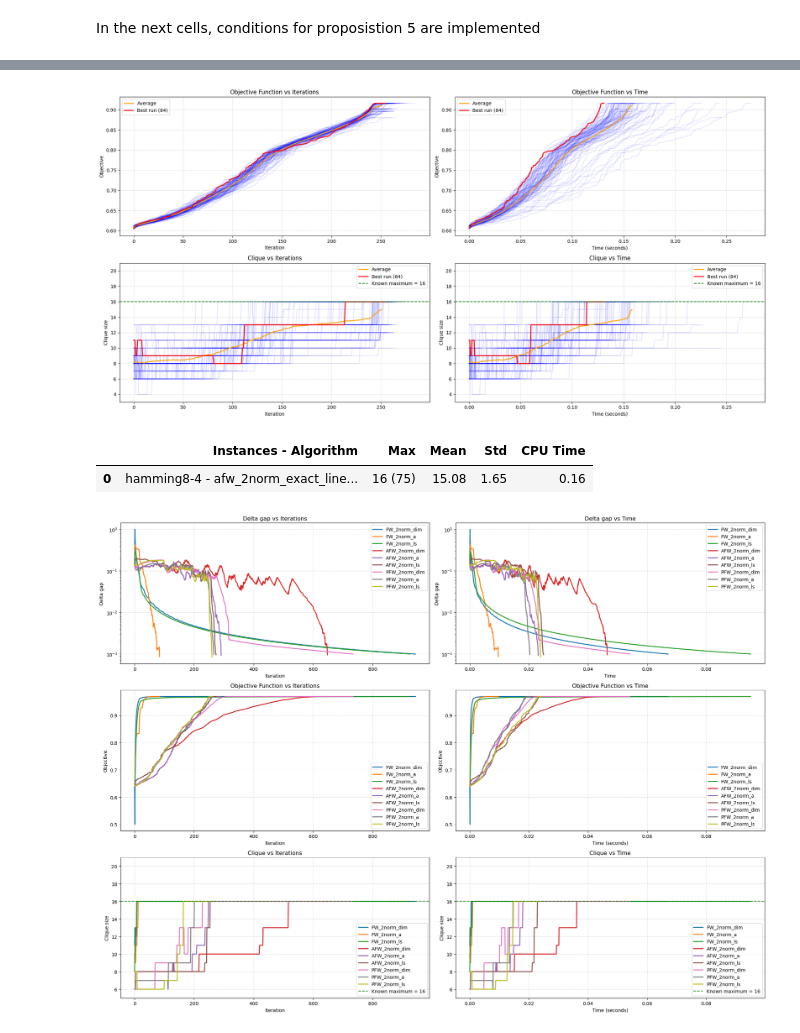
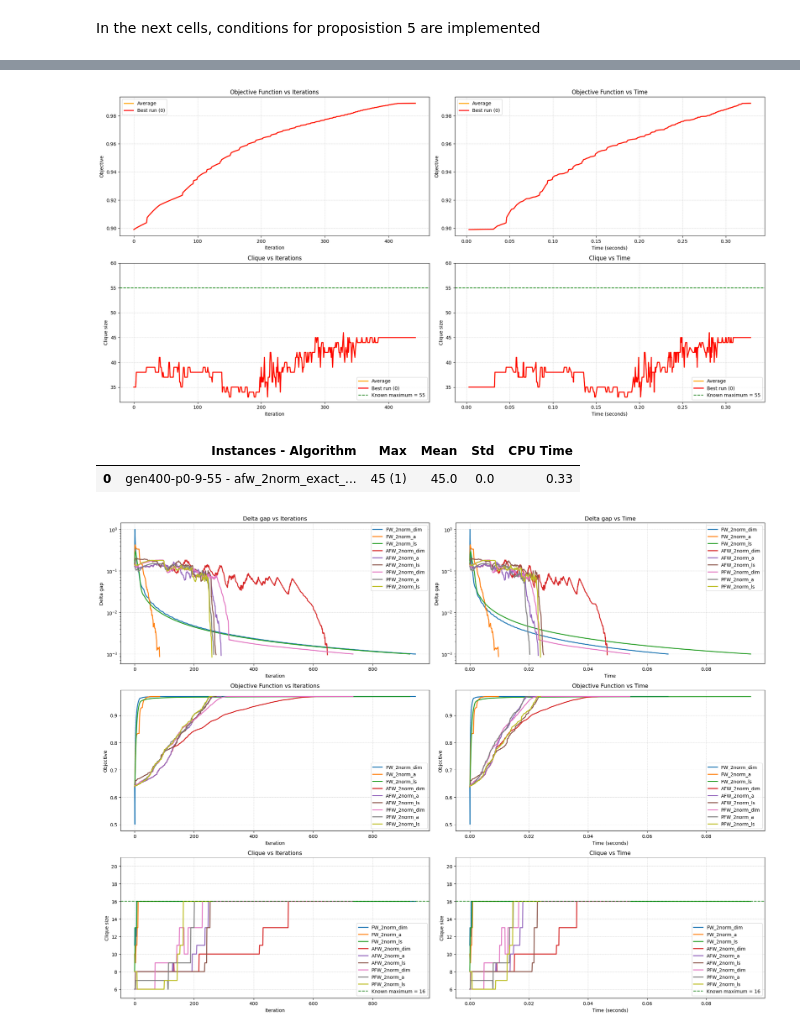
Before and after one commit to MatteoRanda/Optimization_Project, a Jupyter notebook: final_proj_v1.ipynb, the cells around one changed output, grey strips where cells are left out. Drawn from its saved outputs; the diff is of its cells as text; code cells hidden in the pictures.

Commit message:
Different weight initializations

```diff
--- a/final_proj_v1.ipynb
+++ b/final_proj_v1.ipynb
@@ -478,7 +478,6 @@ def frank_wolfe(max_iter=5000,
                 quiet = False):
 
     x = x0.copy()
-    n=len(x)
     time_l = []
     delta_gap = []
     support = extract_support(x, support_tol)
@@ -634,7 +633,7 @@ def adj_matrix(dataset):
     A = A.toarray()
     return A
 
-dataset = 'hamming8-4'
+dataset = 'gen400-p0-9-55'
 A = adj_matrix(dataset)
 # %%
 # Multistart Experiments
@@ -694,10 +740,11 @@ def experiments(fw_variant,
 
     return results
 # %%
-results = experiments(fw_variant = 'pairwise', # standard, awaysteps, pairwise
-                      regularization_method = 'expreg', #2norm, expreg
+results = experiments(fw_variant = 'awaysteps', # standard, awaysteps, pairwise
+                      regularization_method = '2norm', #2norm, expreg
                       step_strategy = 'line_search', # diminishing, armijo, line_search
                       alpha_2 = 0.005, # alpha parameter of expreg
+                      weights_initialization = 'uniform', # random, one, uniform
                       adj_mat = A,
                       n_trials = 100,
                       max_iter = 10000,
@@ -727,11 +758,11 @@ Tolerance of the frank-wolfe algorithm was reached at time: 0.146, iter: 261
 # %%
-plots(results, max_clique=16)
+plots(results, max_clique=55)
 experiment = dataset + ' - afw_2norm_exact_line_search'
 results_stats(results, name = experiment)
 # %% [output]
-[figure, old version]
+[figure, new version]
 |  | Instances - Algorithm | Max | Mean | Std | CPU Time |
-| 0 | hamming8-4 - afw_2norm_exact_line... | 16 (75) | 15.08 | 1.65 | 0.16 |
+| 0 | gen400-p0-9-55 - afw_2norm_exact_... | 45 (1) | 45.0 | 0.0 | 0.33 |
 # %%
 def multi_experiments(exp_num, algo_params, algo_names):
 
```
Also changed, not shown: parts of 2 cells of this notebook.
